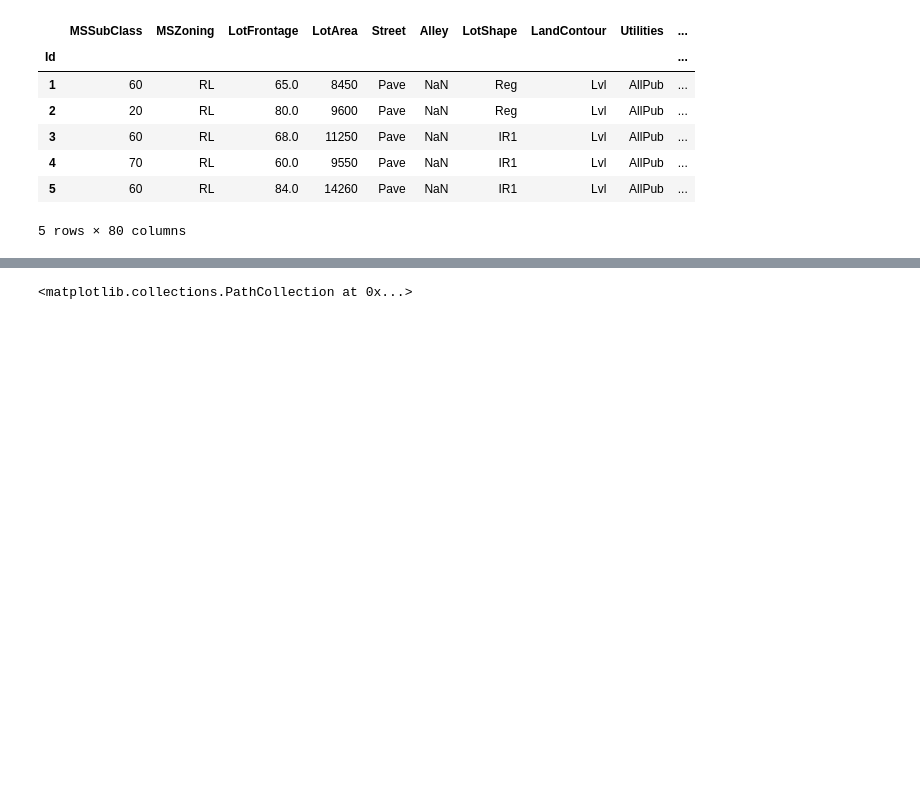
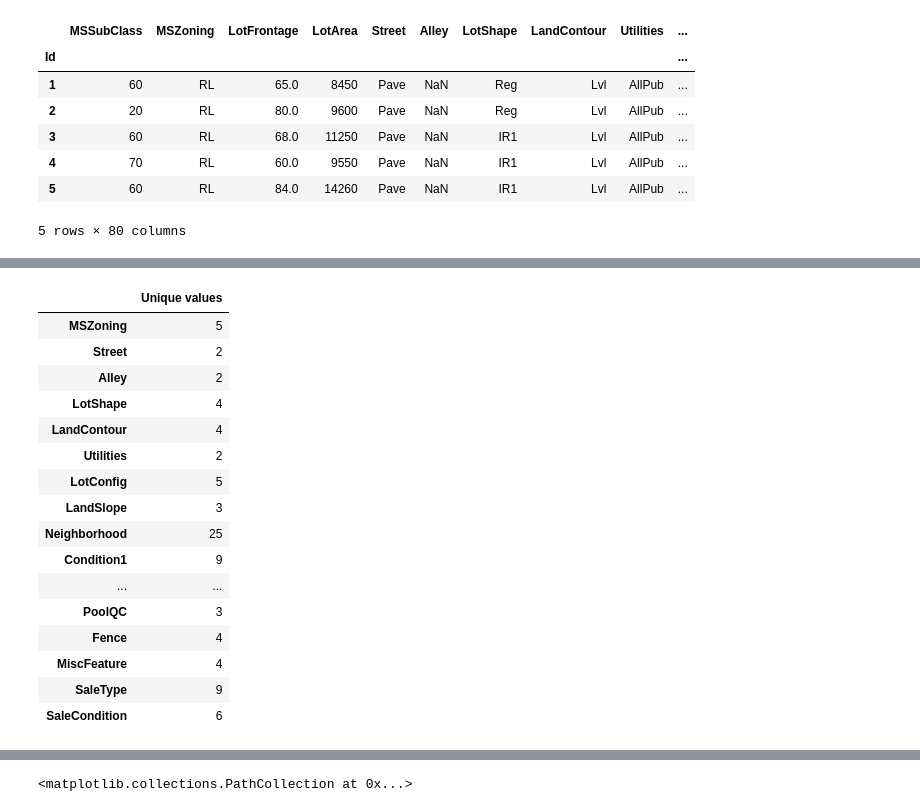
Before and after one commit to krisburke/house-price-prediction-capstone, a Jupyter notebook: notebook/house-price-prediction.ipynb, the cells around one changed output, grey strips where cells are left out. Drawn from its saved outputs; the diff is of its cells as text; code cells hidden in the pictures; blank space fills up the shorter version.

```diff
--- a/notebook/house-price-prediction.ipynb
+++ b/notebook/house-price-prediction.ipynb
@@ -88,0 +86,21 @@ Exploring the data using scatter plots to identify outliers.
+# %%
+# Number of unique values for each categorical column
+categorical_df.nunique().to_frame().rename(columns={0: 'Unique values'})
+# %% [output]
+|  | Unique values |
+| MSZoning | 5 |
+| Street | 2 |
+| Alley | 2 |
+| LotShape | 4 |
+| LandContour | 4 |
+| Utilities | 2 |
+| LotConfig | 5 |
+| LandSlope | 3 |
+| Neighborhood | 25 |
+| Condition1 | 9 |
+| ... | ... |
+| PoolQC | 3 |
+| Fence | 4 |
+| MiscFeature | 4 |
+| SaleType | 9 |
+| SaleCondition | 6 |
```
Also changed, not shown: parts of 18 cells of this notebook, 2 other files.
